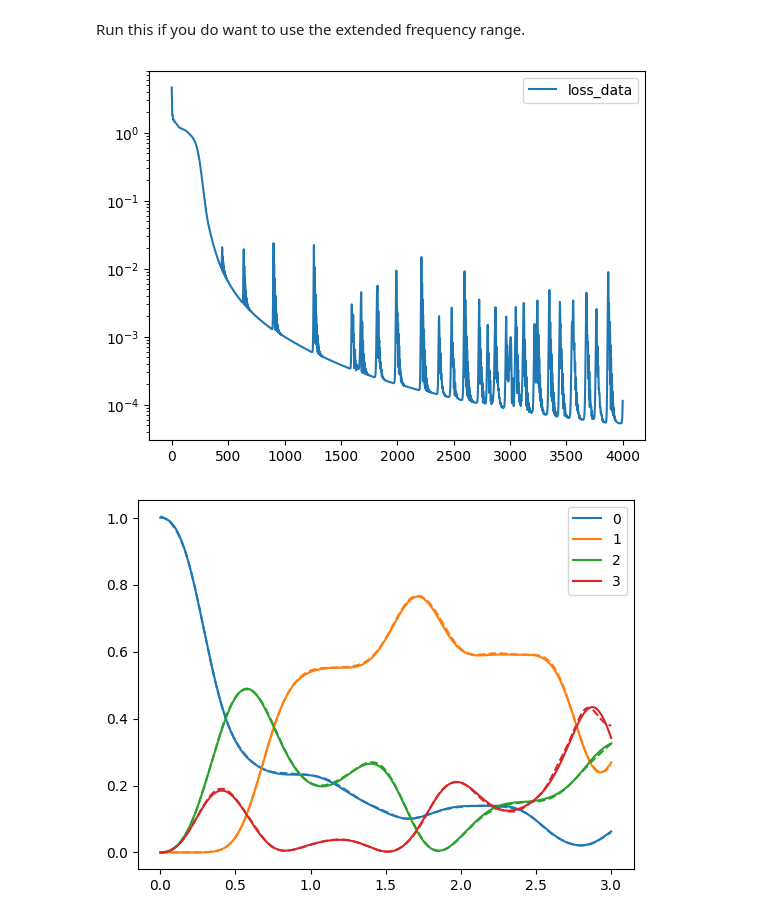
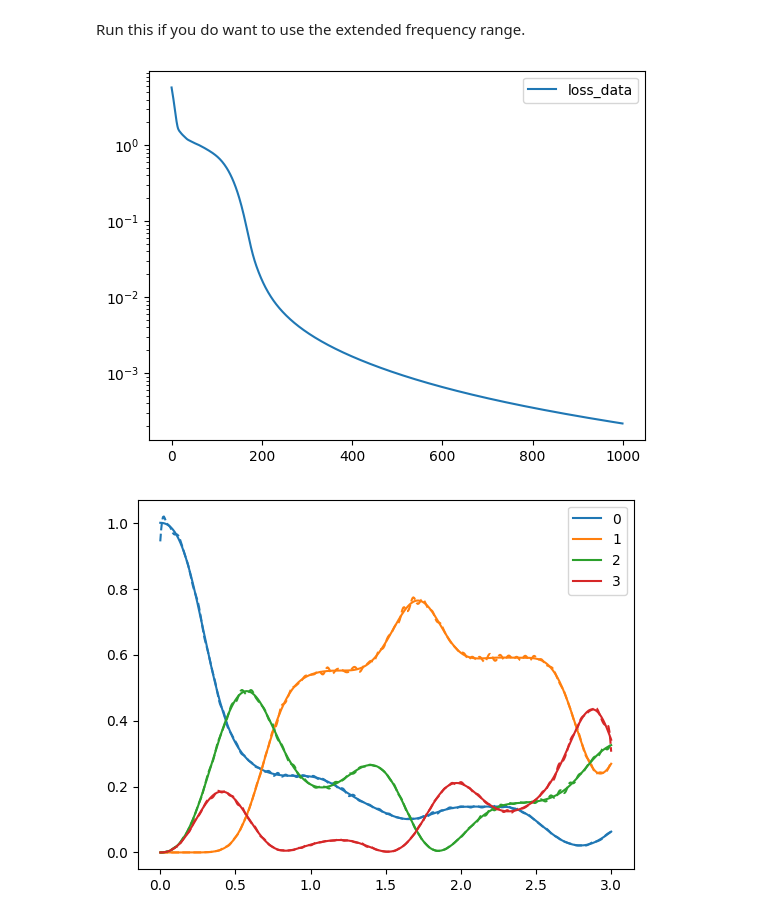
Before and after one commit to martinjimenez388/my-first-proyect, a Jupyter notebook: Examples/PINN_control_4levels_pre_trained.ipynb, the cells around one changed output. Cells and saved outputs as stored; diff of their text form; code cells hidden in the pictures.

```diff
--- a/Examples/PINN_control_4levels_pre_trained.ipynb
+++ b/Examples/PINN_control_4levels_pre_trained.ipynb
@@ -15,7 +15,7 @@ import function as my
 from tqdm import tqdm
 
 # Set this to the number of physical cores you will use
-num_threads = 1
+num_threads = 10
 tc.set_num_threads(num_threads)
 tc.set_num_interop_threads(num_threads)
 print(f"Threads set to: {tc.get_num_threads()}")
@@ -57,6 +57,7 @@ def inv_sigmoid(y):
     return tc.log(y / (1 - y))
 
 class FourierFeatures(nn.Module):
+    """
     def __init__(self, n_freq, f_max, trainable=True):
         super().__init__()
         self.f_max = f_max
@@ -78,11 +79,22 @@ class FourierFeatures(nn.Module):
         arg = 2.0 * np.pi * t * freq        # (batch,n_freq)
 
         return tc.cat([tc.sin(arg), tc.cos(arg)], dim=1)
+    """
+    def __init__(self, m, sigma=10.0, trainable=False):
+        super().__init__()
+        B = tc.randn(m, 1) * sigma
+        self.B = nn.Parameter(B, requires_grad=trainable)
+
+    def forward(self, t):
+        if t.dim() == 1:
+            t = t[:, None]
+        x = 2 * np.pi * t @ self.B.T
+        return tc.cat([tc.sin(x), tc.cos(x)], dim=-1)
 
 class Rede(nn.Module):
     def __init__(self, neuronio, activation, input_=1, output_=1,
                  creat_p=False, N_of_paramater=1, dropout_prob=0.0,
-                 use_fourier=False, n_freq=16, f_max=20.0):
+                 use_fourier=False, n_freq=16, sigma=20.0, trainable=True):
         super().__init__()
 
         self.neuronio = neuronio
@@ -93,7 +105,8 @@ class Rede(nn.Module):
         self.use_fourier = use_fourier
 
         if use_fourier:
-            self.ff = FourierFeatures(n_freq=n_freq, f_max=f_max, trainable=True)
+            #self.ff = FourierFeatures(n_freq=n_freq, f_max=f_max, trainable=True)
+            self.ff = FourierFeatures(m=n_freq, sigma=sigma, trainable=trainable)
             first_in = 2 * n_freq
         else:
             self.ff = None
@@ -138,8 +151,9 @@ X_vector = Rede(
     creat_p=True,
     N_of_paramater=0,
     use_fourier=True,
-    n_freq=16,
-    f_max=15.0
+    n_freq=10,
+    sigma=4.0,
+    trainable=False
 )
 
 opt = tc.optim.Adam(X_vector.parameters(),
@@ -243,7 +257,7 @@ re1_30 = tc.tensor(re1[:, 3, 0], dtype=tc.float32).view(-1, 1)
 target_field_p = tc.tensor(wp, dtype=tc.float32).view(-1, 1)
 target_field_s = tc.tensor(ws, dtype=tc.float32).view(-1, 1)
 
-epocas  = 4000
+epocas  = 1000
 LOSS    = []
 LOSS1   = []
 LOSS2   = []
@@ -264,34 +278,34 @@ for _ in (range(epocas)):
 
     LOSS_data +=  (y[:, 8:9] - re1_00)**2
     LOSS_data +=  (y[:, 9:10] - im1_00)**2
     LOSS_data +=  (y[:, 10:11] - re1_10)**2
     LOSS_data +=  (y[:, 11:12] - im1_10)**2
     LOSS_data +=  (y[:, 12:13] - re1_20)**2
     LOSS_data +=  (y[:, 13:14] - im1_20)**2
     LOSS_data +=  (y[:, 14:15] - re1_30)**2
     LOSS_data +=  (y[:, 15:16] - im1_30)**2
 
     LOSS_data += (y[:, 16:17] - target_field_p)**2
     LOSS_data += (y[:, 17:18] - target_field_s)**2
     LOSS_data=LOSS_data.mean()
 
     ####### Loss total #######
     loss_i =  LOSS_data
 
     ####### Backpropagation #######
     opt.zero_grad()
     loss_i.backward()
     opt.step()
     LOSS2.append(LOSS_data.cpu().detach().numpy())
     LOSS.append(loss_i.cpu().detach().numpy())
 
 
 plt.plot(LOSS2,label="loss_data")
 plt.yscale("log")
 plt.legend()
 plt.show()
 # %% [output]
-[figure, old version]
+[figure, new version]
 # %%
 X_  = X_vector(time).detach().numpy()
 plt.plot(t_points,X_[:,0]**2+X_[:,1]**2, 'tab:blue', linestyle='dashed')
@@ -306,7 +320,7 @@ plt.plot(t_points,im[:, 3, 0]**2+re[:, 3, 0]**2, 'tab:red', label="3")
 plt.legend()
 plt.show()
 # %% [output]
-[figure, old version]
+[figure, new version]
 # %%
 #Make the calculation of all the loss functions compilable
 @tc.jit.script
```
Also changed, not shown: parts of 5 cells of this notebook, 4 other files.
